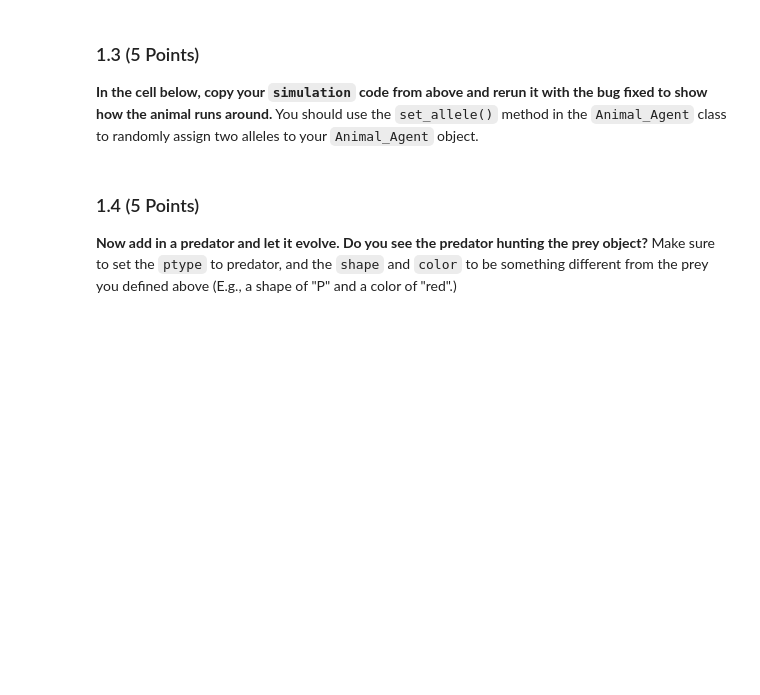
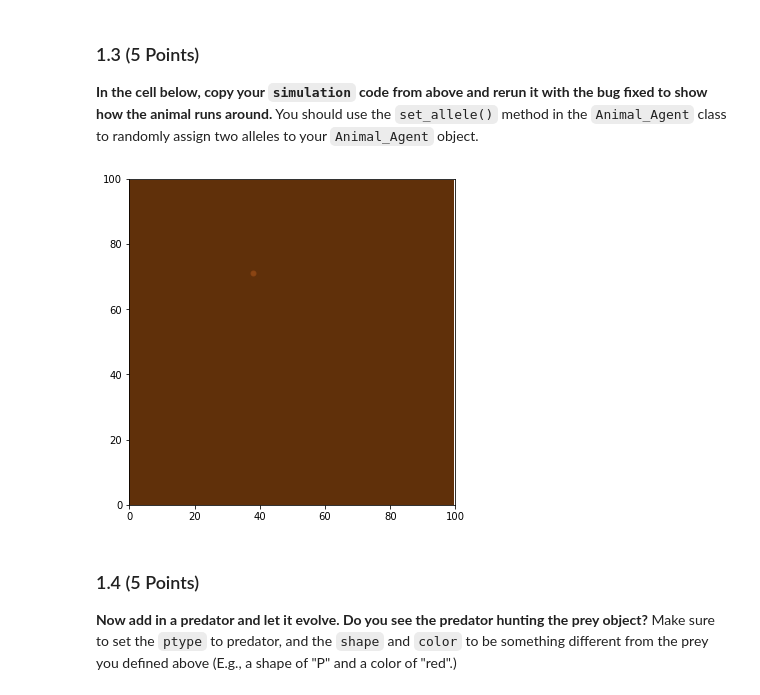
Before and after one commit to TrevorBloom/cmse202-s23-turnin, a Jupyter notebook: hw-03/HW3_ABMs_STUDENT.ipynb, the cells around one changed output. Drawn from its saved outputs; the diff is of its cells as text; code cells hidden in the pictures; blank space fills up the shorter version.

```diff
--- a/hw-03/HW3_ABMs_STUDENT.ipynb
+++ b/hw-03/HW3_ABMs_STUDENT.ipynb
@@ -81,3 +366,15 @@ Construct a new `Environment` object and a new `Animal_Agent` object. Specify th
+# %%
+deer = Animal_Agent(100,100,'Prey','F',50,10,5,1,'o','b',300)
+deer.set_allele(np.random.randint(0,1), np.random.randint(0,1))
+
+woods = Environment()
+
+woods.add_agent(deer)
+
+woods.simulate(10)
+#moved classes here as the error would not fix when in its own python file.
+# %% [output]
+[figure, added]
 # %% [markdown]
 ### 1.4 (5 Points)
 
```
Also changed, not shown: parts of 24 cells of this notebook, 2 other files.
